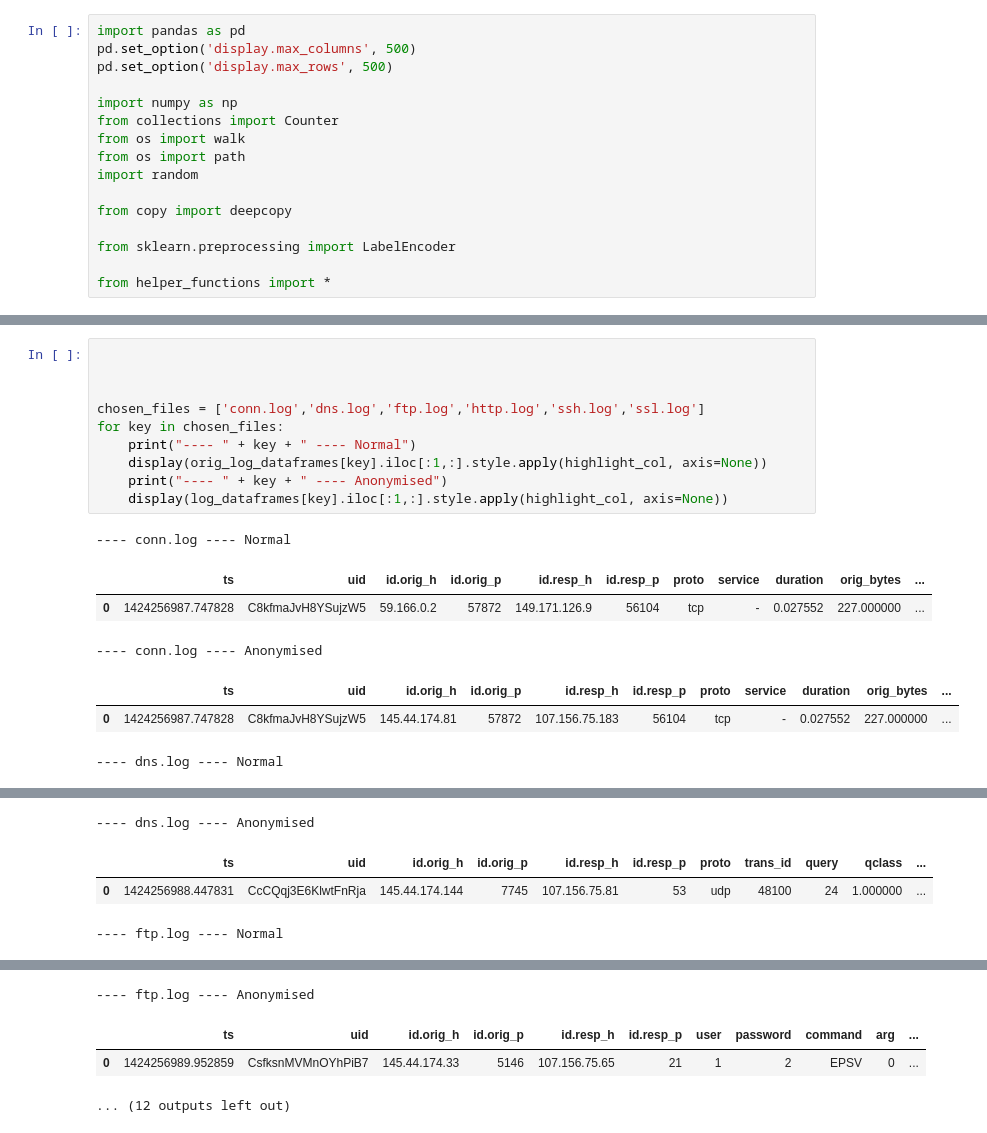
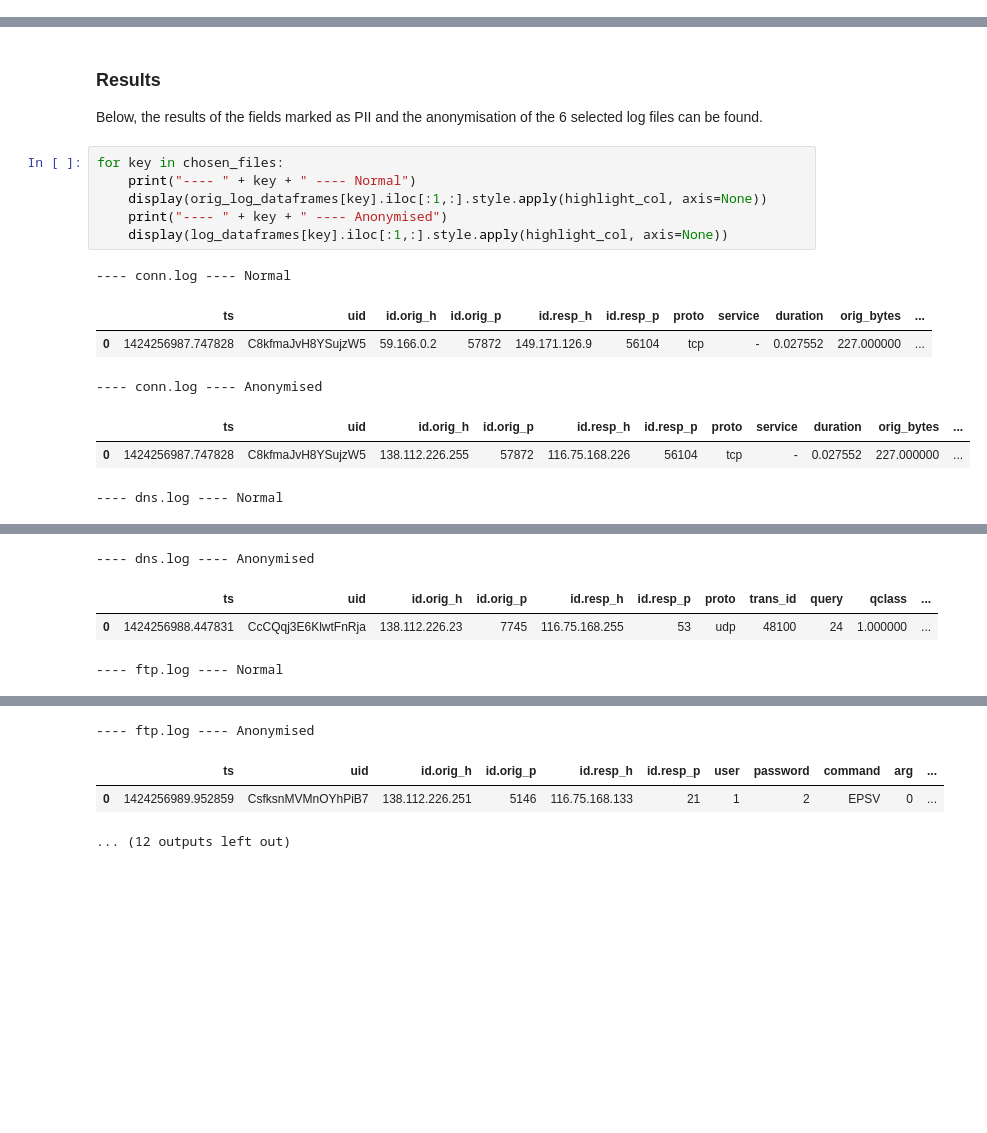
Before and after one commit to JKeijer/Zeek_log_anonymiser, a Jupyter notebook: Bro-Zeek log parser and anonymiser.ipynb, the cells around one changed output, grey strips where cells are left out. Cells and saved outputs as stored; diff of their text form; blank space fills up the shorter version.

```diff
--- a/Bro-Zeek log parser and anonymiser.ipynb
+++ b/Bro-Zeek log parser and anonymiser.ipynb
@@ -1,16 +0,0 @@
-# %%
-import pandas as pd
-pd.set_option('display.max_columns', 500)
-pd.set_option('display.max_rows', 500)
-
-import numpy as np
-from collections import Counter
-from os import walk
-from os import path
-import random
-
-from copy import deepcopy
-
-from sklearn.preprocessing import LabelEncoder
-
-from helper_functions import *
@@ -31,30 +47,30 @@ log_dataframes = anonymise_dataframes(orig_log_dataframes, chosen_files)
+# %% [markdown]
+### Results
+
+Below, the results of the fields marked as PII and the anonymisation of the 6 selected log files can be found.
 # %%
-
-
-
-chosen_files = ['conn.log','dns.log','ftp.log','http.log','ssh.log','ssl.log']
 for key in chosen_files:
     print("---- " + key + " ---- Normal")
     display(orig_log_dataframes[key].iloc[:1,:].style.apply(highlight_col, axis=None))
     print("---- " + key + " ---- Anonymised")
     display(log_dataframes[key].iloc[:1,:].style.apply(highlight_col, axis=None))
 # %% [output]
 ---- conn.log ---- Normal
 |  | ts | uid | id.orig_h | id.orig_p | id.resp_h | id.resp_p | proto | service | duration | orig_bytes | ... |
 | 0 | 1424256987.747828 | C8kfmaJvH8YSujzW5 | 59.166.0.2 | 57872 | 149.171.126.9 | 56104 | tcp | - | 0.027552 | 227.000000 | ... |
 ---- conn.log ---- Anonymised
 |  | ts | uid | id.orig_h | id.orig_p | id.resp_h | id.resp_p | proto | service | duration | orig_bytes | ... |
-| 0 | 1424256987.747828 | C8kfmaJvH8YSujzW5 | 145.44.174.81 | 57872 | 107.156.75.183 | 56104 | tcp | - | 0.027552 | 227.000000 | ... |
+| 0 | 1424256987.747828 | C8kfmaJvH8YSujzW5 | 138.112.226.255 | 57872 | 116.75.168.226 | 56104 | tcp | - | 0.027552 | 227.000000 | ... |
 ---- dns.log ---- Normal
 |  | ts | uid | id.orig_h | id.orig_p | id.resp_h | id.resp_p | proto | trans_id | query | qclass | ... |
 | 0 | 1424256988.447831 | CcCQqj3E6KlwtFnRja | 59.166.0.4 | 7745 | 149.171.126.2 | 53 | udp | 48100 | server-95ab7e07.int | 1.000000 | ... |
 ---- dns.log ---- Anonymised
 |  | ts | uid | id.orig_h | id.orig_p | id.resp_h | id.resp_p | proto | trans_id | query | qclass | ... |
-| 0 | 1424256988.447831 | CcCQqj3E6KlwtFnRja | 145.44.174.144 | 7745 | 107.156.75.81 | 53 | udp | 48100 | 24 | 1.000000 | ... |
+| 0 | 1424256988.447831 | CcCQqj3E6KlwtFnRja | 138.112.226.23 | 7745 | 116.75.168.255 | 53 | udp | 48100 | 24 | 1.000000 | ... |
 ---- ftp.log ---- Normal
 |  | ts | uid | id.orig_h | id.orig_p | id.resp_h | id.resp_p | user | password | command | arg | ... |
 | 0 | 1424256989.952859 | CsfksnMVMnOYhPiB7 | 59.166.0.8 | 5146 | 149.171.126.3 | 21 | anonymous | jobs@server.com | EPSV | - | ... |
 ---- ftp.log ---- Anonymised
 |  | ts | uid | id.orig_h | id.orig_p | id.resp_h | id.resp_p | user | password | command | arg | ... |
-| 0 | 1424256989.952859 | CsfksnMVMnOYhPiB7 | 145.44.174.33 | 5146 | 107.156.75.65 | 21 | 1 | 2 | EPSV | 0 | ... |
+| 0 | 1424256989.952859 | CsfksnMVMnOYhPiB7 | 138.112.226.251 | 5146 | 116.75.168.133 | 21 | 1 | 2 | EPSV | 0 | ... |
 ... (12 outputs left out)
```
Also changed, not shown: parts of 5 cells of this notebook.
